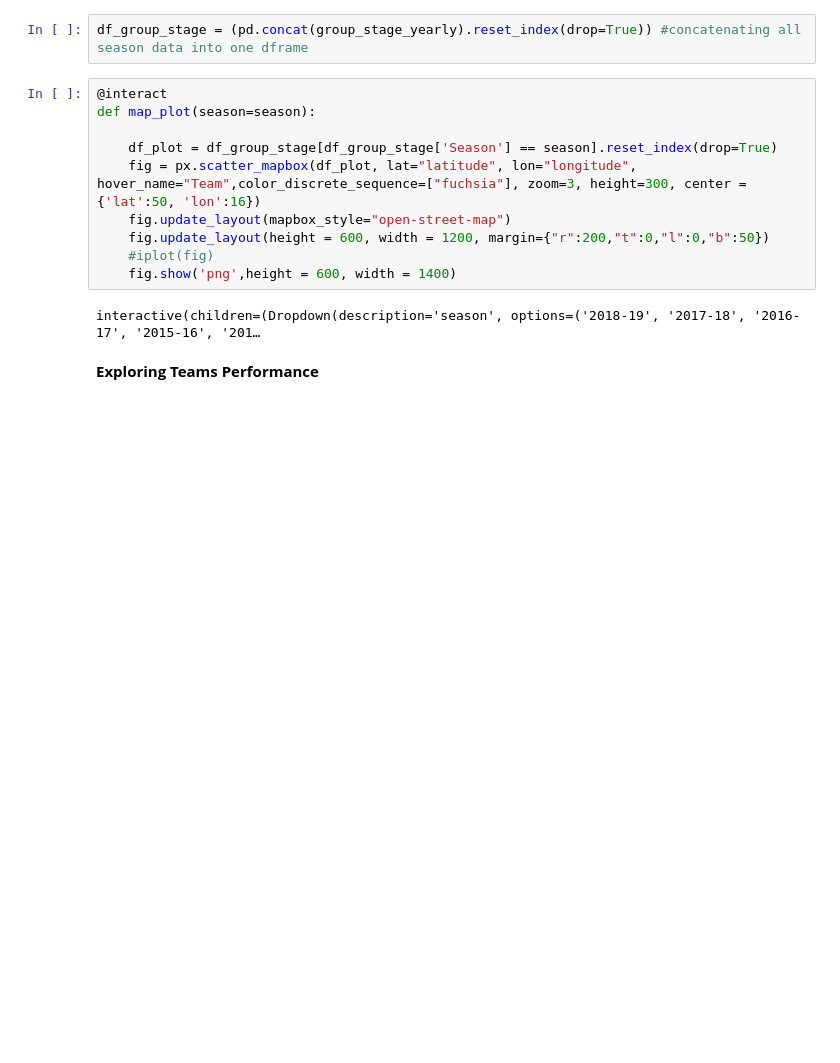
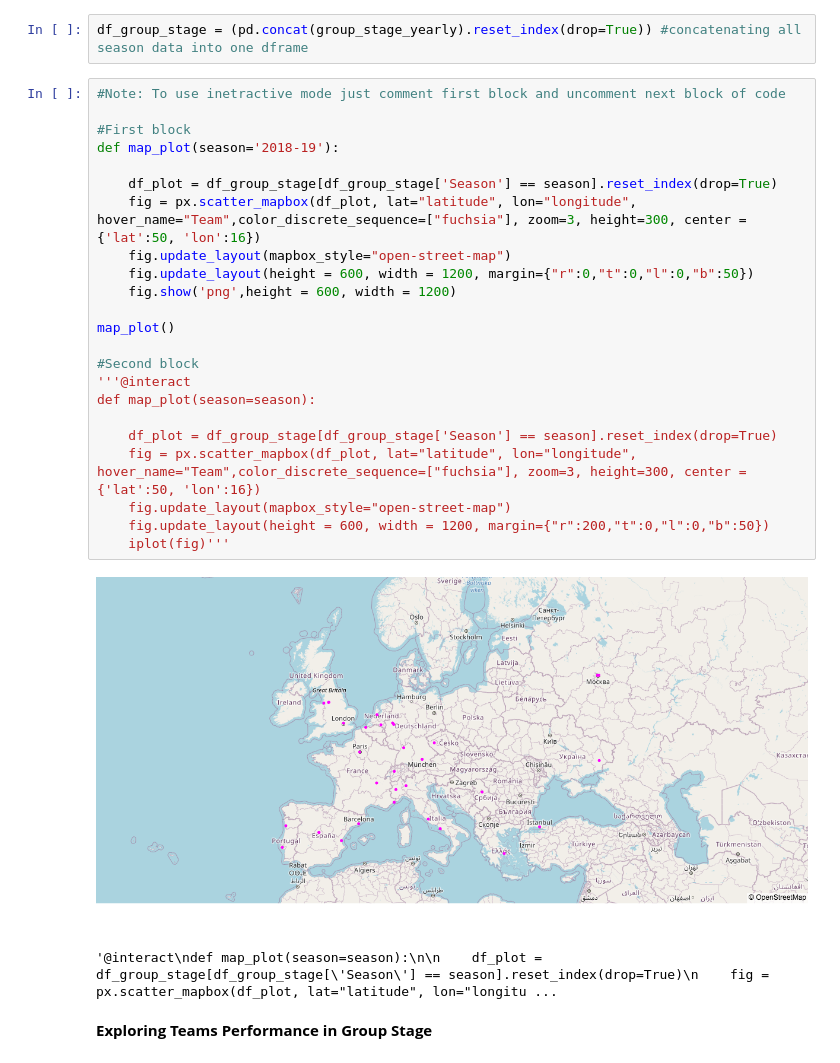
Before and after one commit to sgoyanka10/EDA-UEFA-Champions-League, a Jupyter notebook: EDA_UCL_Football-Soccer.ipynb, the cells around one changed output. Drawn from its saved outputs; the diff is of its cells as text; blank space fills up the shorter version.

```diff
--- a/EDA_UCL_Football-Soccer.ipynb
+++ b/EDA_UCL_Football-Soccer.ipynb
@@ -276,19 +267,33 @@ interactive(children=(Dropdown(description='season', options=(0, 1, 2, 3, 4), va
 # %%
 df_group_stage = (pd.concat(group_stage_yearly).reset_index(drop=True)) #concatenating all season data into one dframe
 # %%
-@interact
+#Note: To use inetractive mode just comment first block and uncomment next block of code
+
+#First block
+def map_plot(season='2018-19'):
+
+    df_plot = df_group_stage[df_group_stage['Season'] == season].reset_index(drop=True)
+    fig = px.scatter_mapbox(df_plot, lat="latitude", lon="longitude", hover_name="Team",color_discrete_sequence=["fuchsia"], zoom=3, height=300, center = {'lat':50, 'lon':16})
+    fig.update_layout(mapbox_style="open-street-map")
+    fig.update_layout(height = 600, width = 1200, margin={"r":0,"t":0,"l":0,"b":50})
+    fig.show('png',height = 600, width = 1200)
+
+map_plot()
+
+#Second block
+'''@interact
 def map_plot(season=season):
 
     df_plot = df_group_stage[df_group_stage['Season'] == season].reset_index(drop=True)
     fig = px.scatter_mapbox(df_plot, lat="latitude", lon="longitude", hover_name="Team",color_discrete_sequence=["fuchsia"], zoom=3, height=300, center = {'lat':50, 'lon':16})
     fig.update_layout(mapbox_style="open-street-map")
     fig.update_layout(height = 600, width = 1200, margin={"r":200,"t":0,"l":0,"b":50})
-    #iplot(fig)
-    fig.show('png',height = 600, width = 1400)
+    iplot(fig)'''
 # %% [output]
+[figure, added]
-interactive(children=(Dropdown(description='season', options=('2018-19', '2017-18', '2016-17', '2015-16', '201…
+'@interact\ndef map_plot(season=season):\n\n    df_plot = df_group_stage[df_group_stage[\'Season\'] == season].reset_index(drop=True)\n    fig = px.scatter_mapbox(df_plot, lat="latitude", lon="longitu ...
 # %% [markdown]
-**Exploring Teams Performance**
+**Exploring Teams Performance in Group Stage**
 # %%
 # Following interactive chart can be used to analyze multiple metrics(Points, Goals For, Goals Against, Home, Away etc.)
 # to measure teams performances in different UCL seasons/year
```
Also changed, not shown: parts of 18 cells of this notebook, 1 other file.
